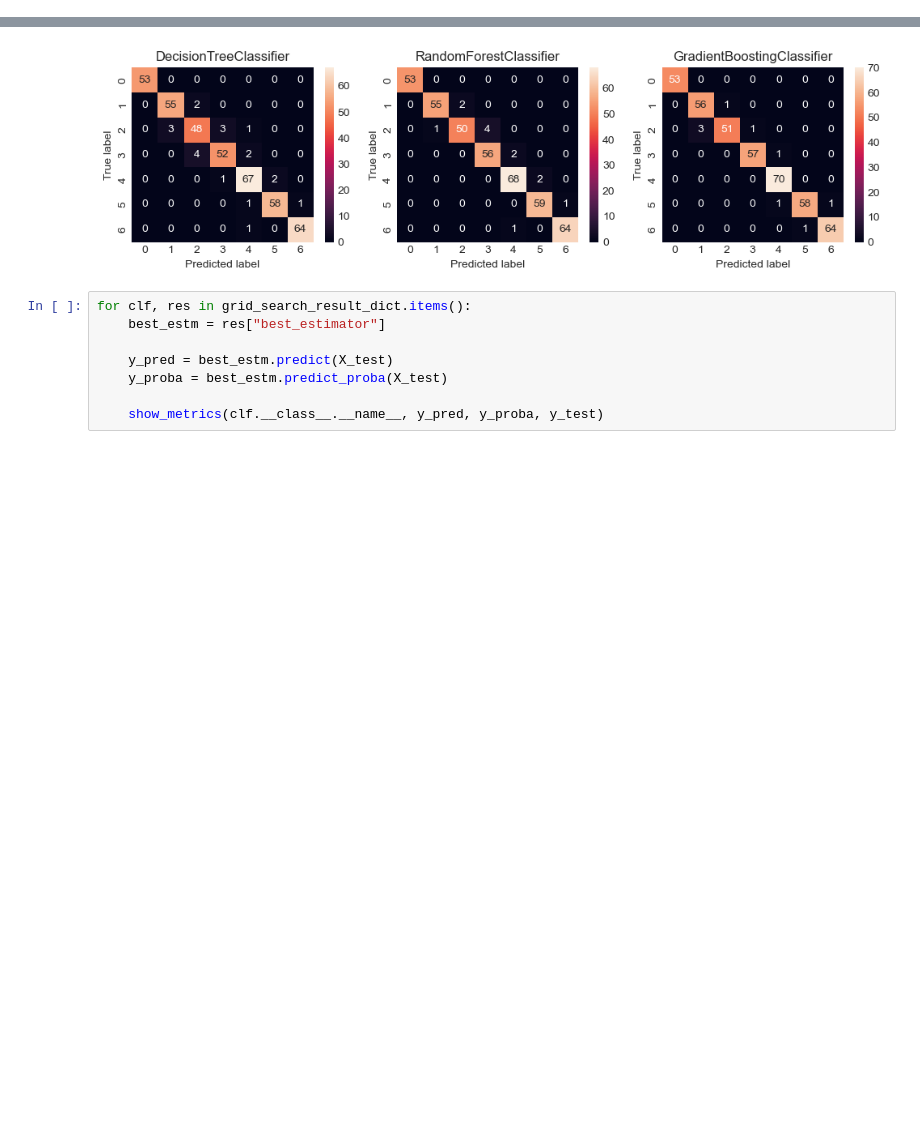
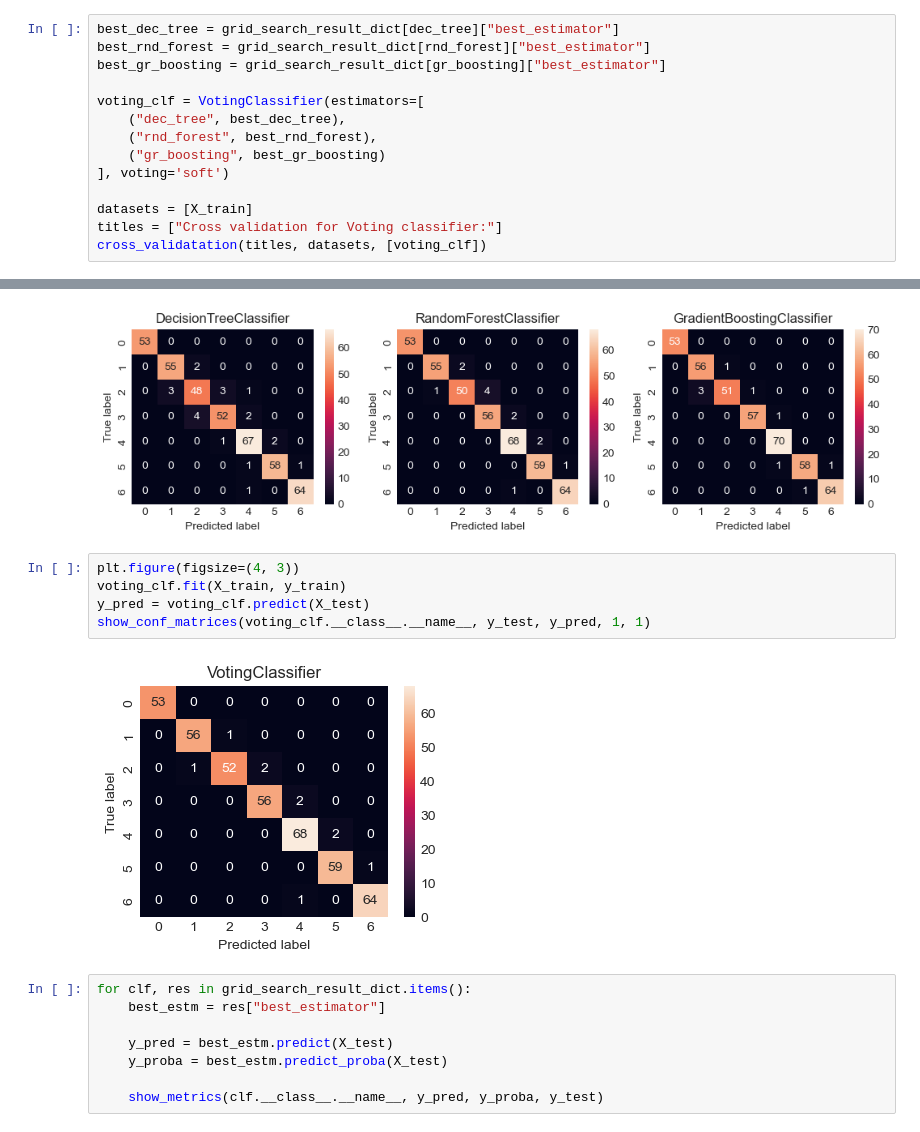
Before and after one commit to ivanica9598/ML_Classification, a Jupyter notebook: Projekat1.ipynb, the cells around one changed output, grey strips where cells are left out. Saved outputs shown, nothing was run; the diff lists cells and outputs as text; blank space fills up the shorter version.

Commit message:
add voting classifier

```diff
--- a/Projekat1.ipynb
+++ b/Projekat1.ipynb
@@ -756,3 +754,17 @@ GridSearch result:
 | RandomForestClassifier     | RandomForestClassifier(criterion='entropy', max_features=None, random_state=42) |        0.965 |
 | GradientBoostingClassifier | GradientBoostingClassifier(max_depth=8, max_features='sqrt', n_estimators=150,  |        0.963 |
 +----------------------------+---------------------------------------------------------------------------------+--------------+
+# %%
+best_dec_tree = grid_search_result_dict[dec_tree]["best_estimator"]
+best_rnd_forest = grid_search_result_dict[rnd_forest]["best_estimator"]
+best_gr_boosting = grid_search_result_dict[gr_boosting]["best_estimator"]
+
+voting_clf = VotingClassifier(estimators=[
+    ("dec_tree", best_dec_tree),
+    ("rnd_forest", best_rnd_forest),
+    ("gr_boosting", best_gr_boosting)
+], voting='soft')
+
+datasets = [X_train]
+titles = ["Cross validation for Voting classifier:"]
+cross_validatation(titles, datasets, [voting_clf])
@@ -826,6 +845,13 @@ for clf, res in grid_search_result_dict.items():
 plt.tight_layout()
 # %% [output]
 [figure]
+# %%
+plt.figure(figsize=(4, 3))
+voting_clf.fit(X_train, y_train)
+y_pred = voting_clf.predict(X_test)
+show_conf_matrices(voting_clf.__class__.__name__, y_test, y_pred, 1, 1)
+# %% [output]
+[figure, added]
 # %%
 for clf, res in grid_search_result_dict.items():
     best_estm = res["best_estimator"]
```
Also changed, not shown: parts of 7 cells of this notebook.
